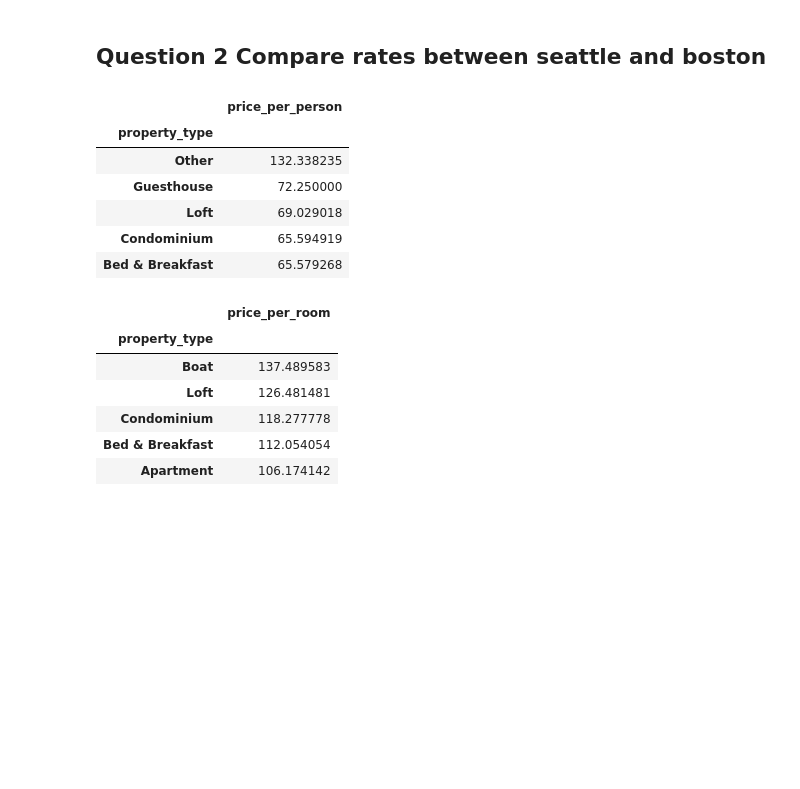
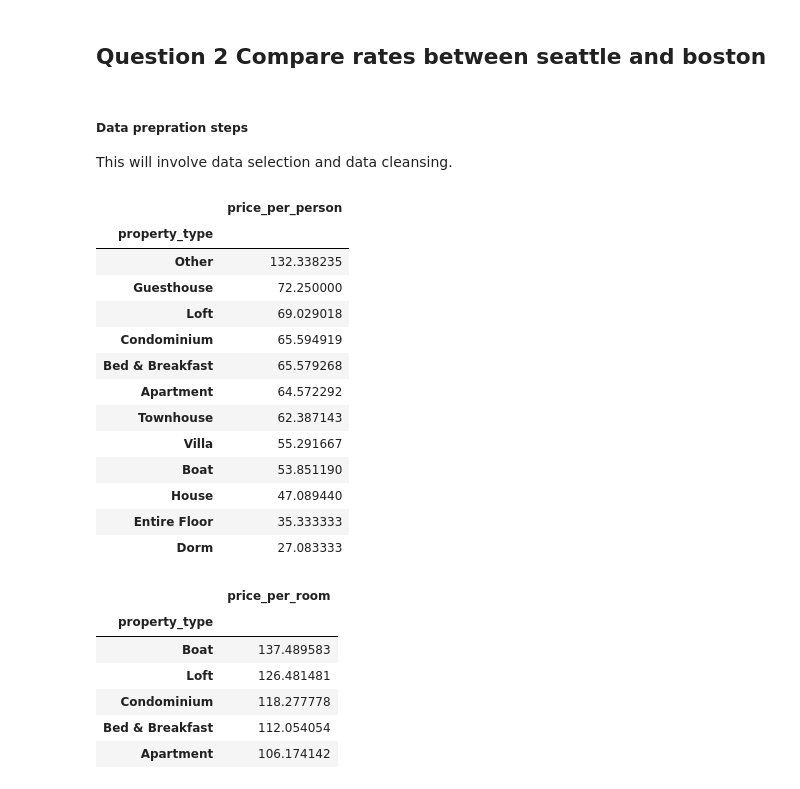
Before and after one commit to tobikasali/Create-a-blog-post, a Jupyter notebook: airbnb_final.ipynb, the cells around one changed output. Cells and saved outputs as stored; diff of their text form; code cells hidden in the pictures; blank space fills up the shorter version.

```diff
--- a/airbnb_final.ipynb
+++ b/airbnb_final.ipynb
@@ -273,9 +289,35 @@ fig
 It appears that the most expensive AirBnB's are closer to the sea front and water front park which has a lot of attractions. The promiximity to these attractions may be one of the reasons this location has the highest average price.
 # %% [markdown]
 ## Question 2 Compare rates between seattle and boston
+# %% [markdown]
+##### Data prepration steps
+
+This will involve data selection and data cleansing.
 # %%
 ## Function to get price per person and price for rooms and thier averages group by
 def clean_props(df):
+    """
+
+    A function to get the price per person and price per room and the average prices.
+
+    The function will perform the following:
+
+    -- select a subset of columns  needed
+    -- clean up the price column
+    -- remove any 0 values to avoid division errors
+    -- get the price per room and price per person using the price, bedrooms ,accomodates and property type features
+
+    parameters:
+
+    arg1(dataframe): This function take the listings dataframe
+
+    Returns:
+
+    (dataframes) avg_prices_prop_p, avg_prices_prop_r: The average prices per room and per person
+    group by property type.
+
+
+    """
     ## Select the columns needed
     prop_rates = df[['id','street','property_type','price','bedrooms','accommodates','neighbourhood','city','zipcode', 'latitude','longitude']]
 
@@ -307,22 +349,29 @@ def clean_props(df):
     prices_prop_r = clean_prop[['property_type', 'price_per_room']]
     avg_prices_prop_r = prices_prop_r.groupby(['property_type']).mean().sort_values(by=['price_per_room'],ascending=False)
 
-    return prices_prop_p,avg_prices_prop_p,prices_prop_r,avg_prices_prop_r
+    return avg_prices_prop_p,avg_prices_prop_r
 # %%
 ## Get the average prices for Seattle and Boston for both people and rooms.
 
-b_prices_prop_p,b_avg_prices_prop_p, b_prices_prop_r,b_avg_prices_prop_r = clean_props(df_b_listings)
-s_prices_prop_p,s_avg_prices_prop_p, s_prices_prop_r,s_avg_prices_prop_r = clean_props(df_s_listings)
+b_avg_prices_prop_p,b_avg_prices_prop_r = clean_props(df_b_listings)
+s_avg_prices_prop_p,s_avg_prices_prop_r = clean_props(df_s_listings)
 # %%
-b_avg_prices_prop_p.head()
+b_avg_prices_prop_p
 # %% [output]
 |  | price_per_person |
 | property_type |  |
 | Other | 132.338235 |
 | Guesthouse | 72.250000 |
 | Loft | 69.029018 |
 | Condominium | 65.594919 |
 | Bed & Breakfast | 65.579268 |
+| Apartment | 64.572292 |
+| Townhouse | 62.387143 |
+| Villa | 55.291667 |
+| Boat | 53.851190 |
+| House | 47.089440 |
+| Entire Floor | 35.333333 |
+| Dorm | 27.083333 |
 # %%
 s_avg_prices_prop_r.head()
 # %% [output]
```
Also changed, not shown: parts of 38 cells of this notebook.
